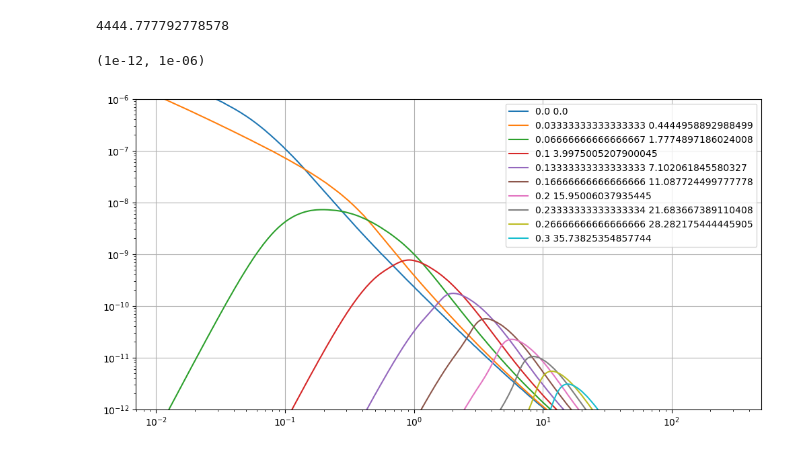
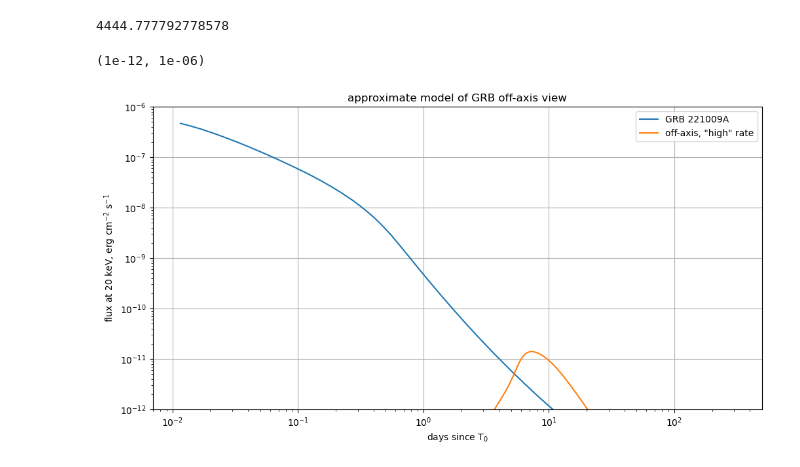
Before and after one commit to volodymyrss/grb221009, a Jupyter notebook: model.ipynb, the cells around one changed output. Saved outputs shown, nothing was run; the diff lists cells and outputs as text; code cells hidden in the pictures.

```diff
--- a/model.ipynb
+++ b/model.ipynb
@@ -26,7 +26,7 @@ t = np.geomspace(1.0e3, 24*3600*300, 300)
 
 # Calculate flux in a single X-ray band (all times have same frequency)
 nu = np.empty(t.shape)
-nu[:] = (10*u.keV/const.h).to(u.Hz).value
+nu[:] = (20*u.keV/const.h).to(u.Hz).value
 
 # Calculate!
 
@@ -42,20 +42,34 @@ thetaArea(np.pi)/thetaArea(Z['thetaCore'])
 # %%
 from matplotlib import pylab as plt
 
 plt.figure(figsize=(12, 6))
 
-for thetaObs in np.linspace(0, 0.3, 10):
+# for thetaObs in np.linspace(0, 0.3, 10):
+for l, thetaObs in [
+            ('GRB 221009A', 0.04),
+            ('off-axis, "high" rate', 0.22)
+        ]:
     Fnu = grb.fluxDensity(t, nu, **{**Z, 'thetaObs': thetaObs})
     rateRatio = thetaArea(thetaObs)/thetaArea(Z['thetaObs'])
-    plt.plot(t/24/3600, Fnu*norm, label=f"{thetaObs} {rateRatio}")
+    plt.plot(t/24/3600, Fnu*norm,
+             label=l
+            #  label=f"{thetaObs} {rateRatio}"
+             )
+
+plt.xlabel("days since T$_0$")
+plt.ylabel("flux at 20 keV, erg cm$^{-2}$ s$^{-1}$")
+
+plt.title("approximate model of GRB off-axis view")
 
 
 plt.grid()
 plt.legend()
 
 plt.loglog()
 
+# plt.xlim([0.1,])
+
 plt.ylim([1e-12, 1e-6])
 # %% [output]
 (1e-12, 1e-06)
-[figure, old version]
+[figure, new version]
```
Also changed, not shown: 2 other files.
